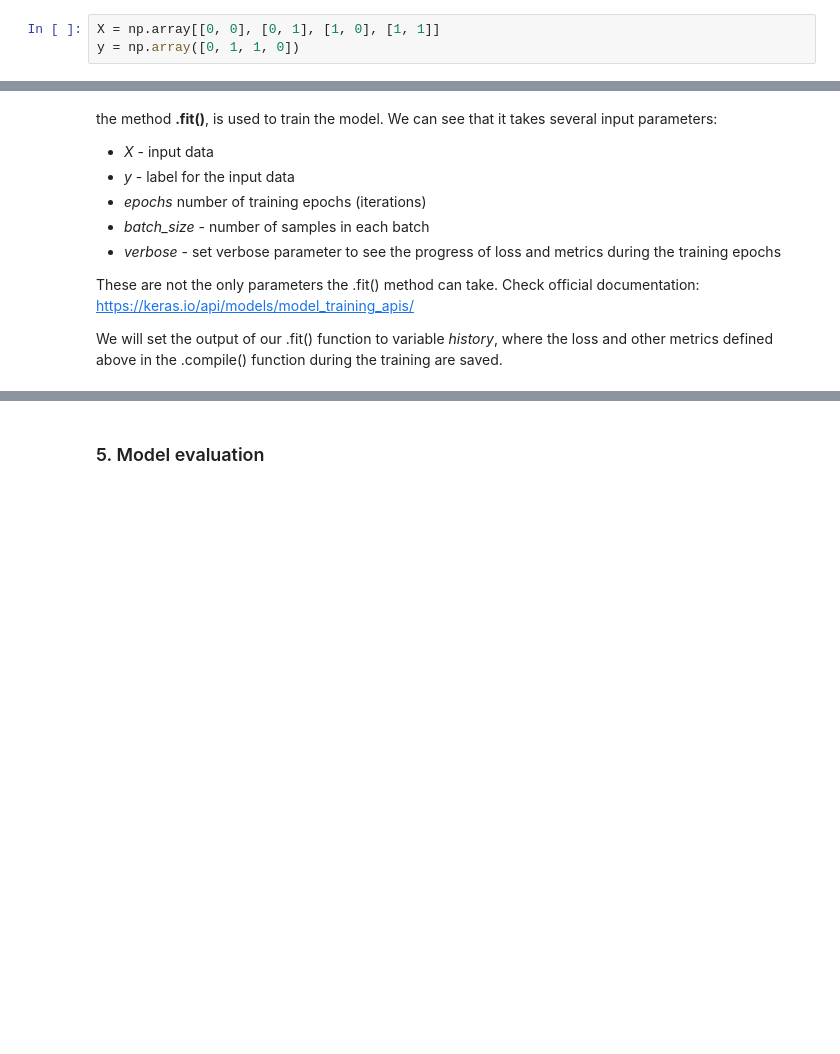
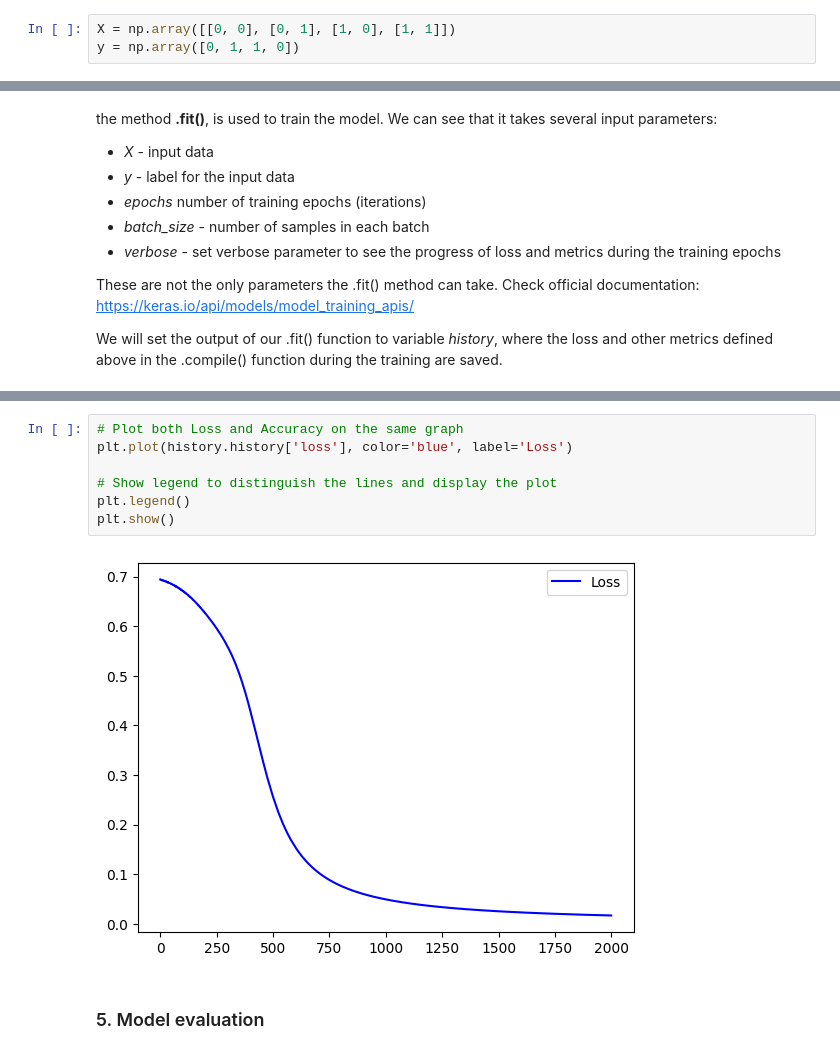
Before and after one commit to andresvidal27/MLF_Labs_Andr-s_Vidal_Mira, a Jupyter notebook: Lab_05/Lab_05_task.ipynb, the cells around one changed output, grey strips where cells are left out. Cells and saved outputs as stored; diff of their text form; blank space fills up the shorter version.

```diff
--- a/Lab_05/Lab_05_task.ipynb
+++ b/Lab_05/Lab_05_task.ipynb
@@ -65,7 +65,7 @@ In this part, the task would be to prepade our dataset, basically it is the logi
 X = [[0, 0], [0, 1], [1, 0], [1, 1]]
 y = [0, 1, 1, 0]
 # %%
-X = np.array[[0, 0], [0, 1], [1, 0], [1, 1]]
+X = np.array([[0, 0], [0, 1], [1, 0], [1, 1]])
 y = np.array([0, 1, 1, 0])
 # %% [markdown]
 ### 2. Creating the model
@@ -150,3 +173,12 @@ We will set the output of our .fit() function to variable *history*, where the l
+# %%
+# Plot both Loss and Accuracy on the same graph
+plt.plot(history.history['loss'], color='blue', label='Loss')
+
+# Show legend to distinguish the lines and display the plot
+plt.legend()
+plt.show()
+# %% [output]
+[figure, added]
 # %% [markdown]
 ### 5. Model evaluation
 # %% [markdown]
```
Also changed, not shown: parts of 26 cells of this notebook.
